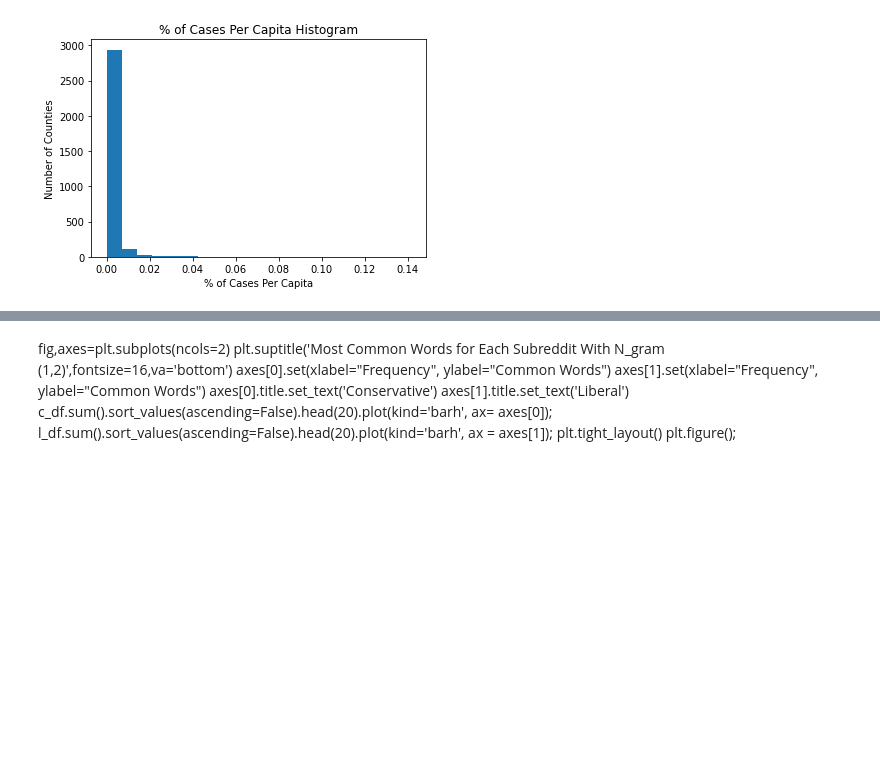
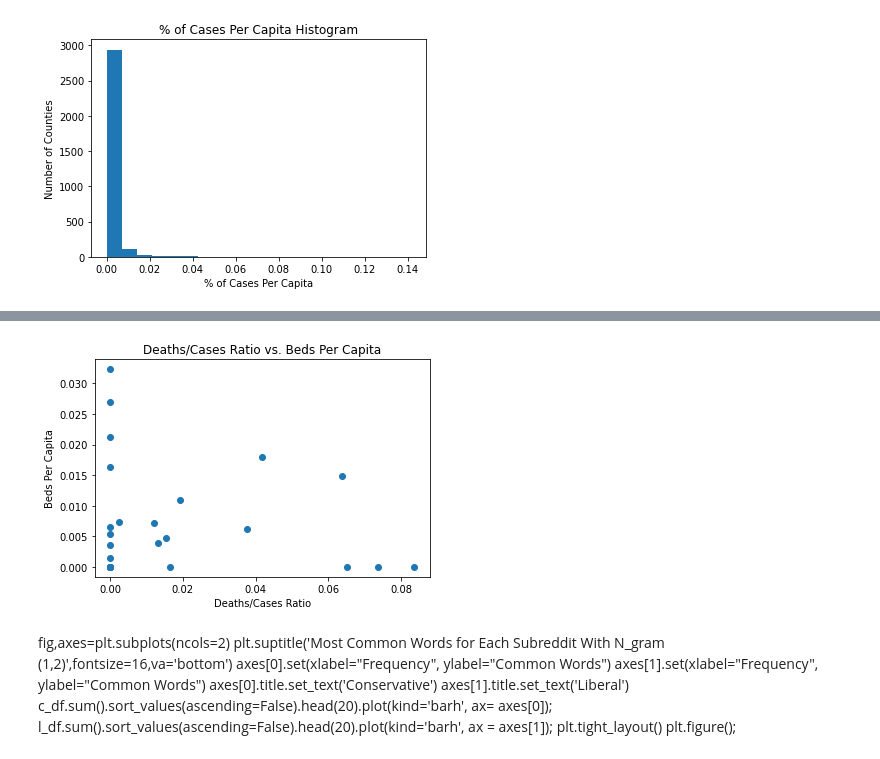
Before and after one commit to Agelf123/covid_predictions, a Jupyter notebook: code/brandon/Modeling.ipynb, the cells around one changed output, grey strips where cells are left out. Saved outputs shown, nothing was run; the diff lists cells and outputs as text; code cells hidden in the pictures; blank space fills up the shorter version.

```diff
--- a/code/brandon/Modeling.ipynb
+++ b/code/brandon/Modeling.ipynb
@@ -166,3 +169,10 @@ plt.ylabel('Number of Counties');
+# %%
+plt.scatter(master['deaths']/master['cases'], master['beds_per_pop'])
+plt.title('Deaths/Cases Ratio vs. Beds Per Capita')
+plt.xlabel('Deaths/Cases Ratio')
+plt.ylabel('Beds Per Capita');
+# %% [output]
+[figure, added]
 # %%
 # After everything is grouped, I can run some boxplots, diplaying differences between hotspots and non-hotspots.
 # I can also look at relationships, like cases per pop vs beds per pop.
```
Also changed, not shown: parts of 4 cells of this notebook.
